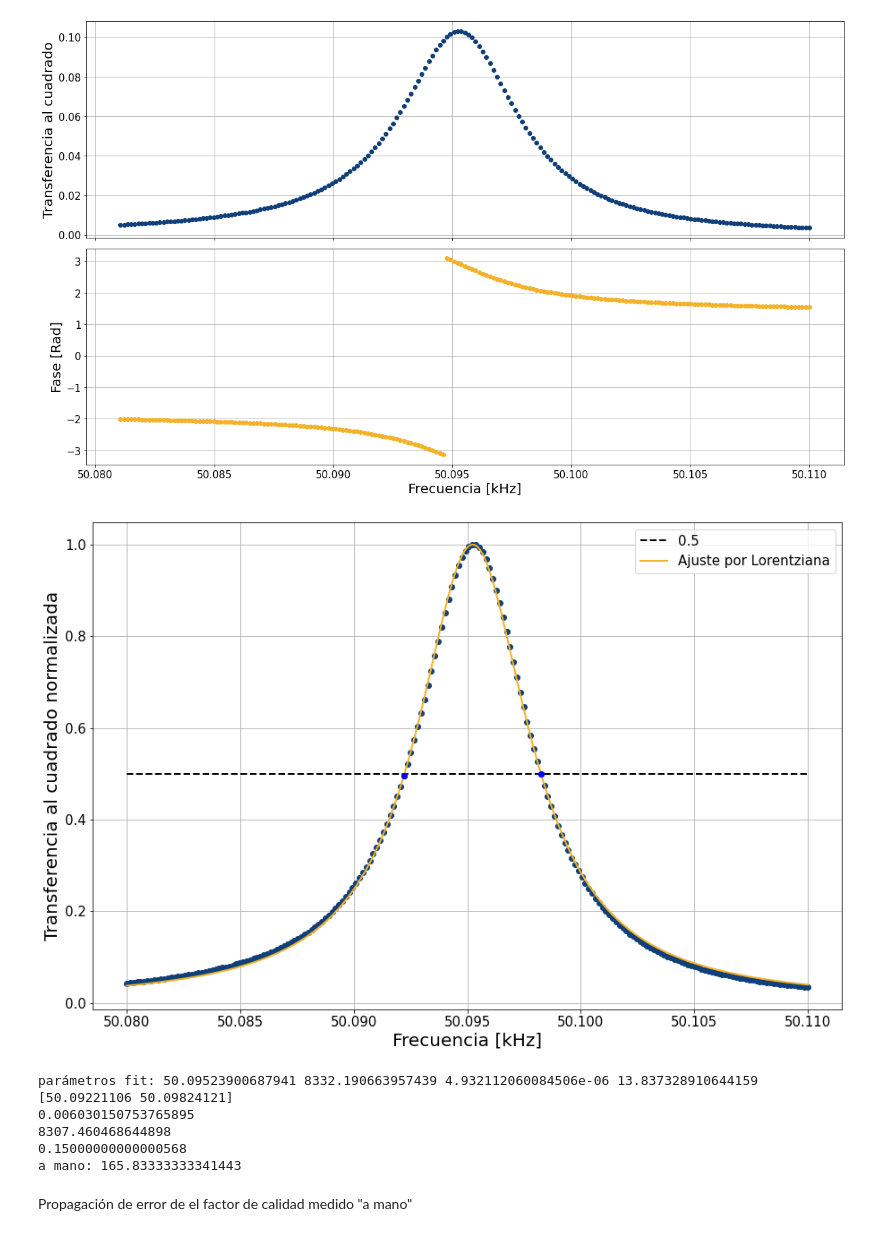
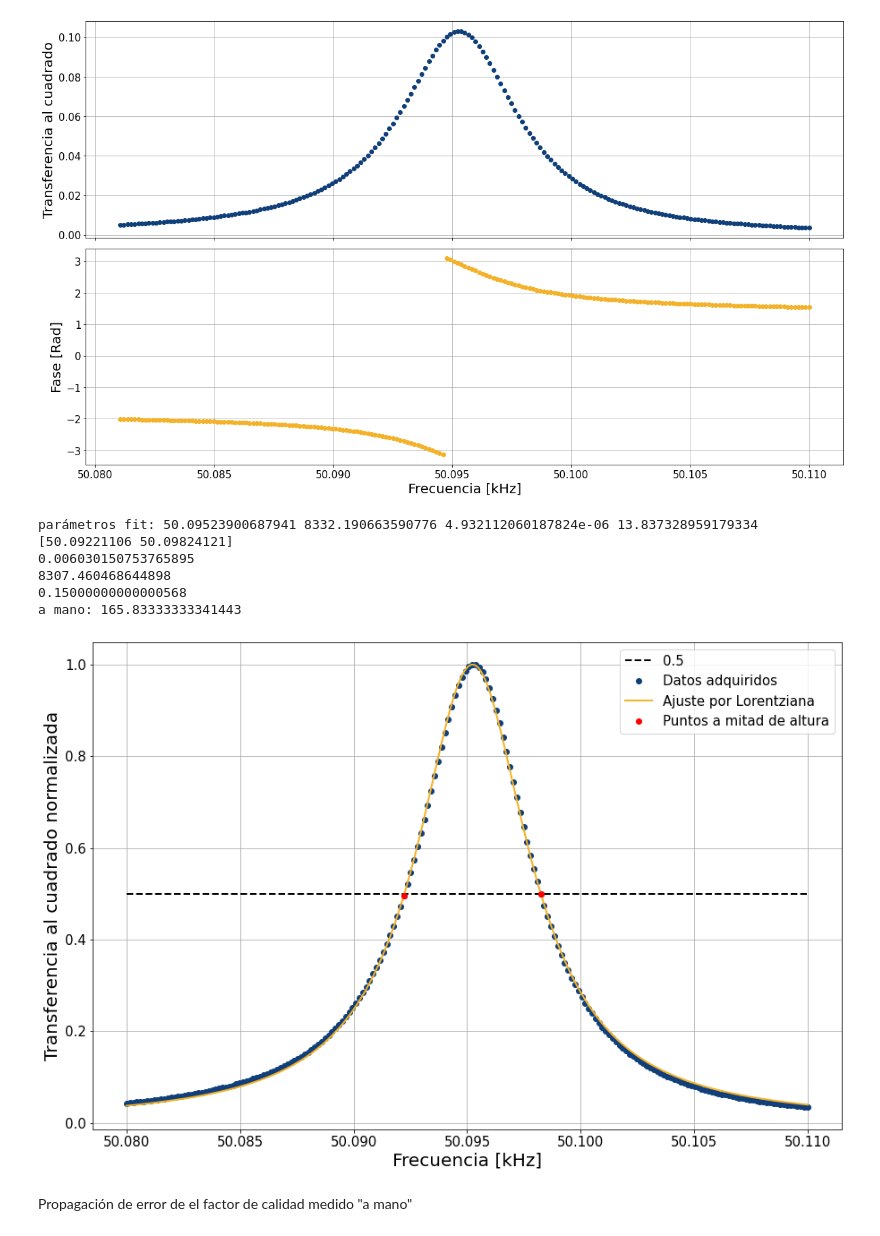
Before and after one commit to tdinapoli/labo-4, a Jupyter notebook: actividad_6/figuras.ipynb, the cells around one changed output. Drawn from its saved outputs; the diff is of its cells as text; code cells hidden in the pictures.

```diff
--- a/actividad_6/figuras.ipynb
+++ b/actividad_6/figuras.ipynb
@@ -171,45 +171,46 @@ x0 = frecs[x0_index][0]
 
 (x0_fit, q_fit), pcov = curve_fit(lorenziana, frecs, rs2, p0 = [x0, 10000])
 perr = np.sqrt(np.diag(pcov))
 
 frecs_fit = np.linspace(50.080, 50.110, 500)
 
 fit_lorentz = lorenziana(frecs_fit, x0_fit, q_fit)
 
 
 fig, ax = plt.subplots(1, figsize=(15,10))
 
 ax.plot([50.08, 50.110], [max(rs2)/2, max(rs2)/2], linestyle="dashed", linewidth=2, c="k", label="0.5")
-ax.plot(frecs, rs2, 'o', c="#103f79")
+ax.plot(frecs, rs2, 'o', c="#103f79", label ='Datos adquiridos')
 ax.plot(frecs_fit, fit_lorentz, c="#f3b229", linewidth=2, label="Ajuste por Lorentziana")
 ax.set_xlabel("Frecuencia [kHz]", fontsize=20)
 ax.set_ylabel("Transferencia al cuadrado normalizada", fontsize=20)
 ax.tick_params(labelsize=15)
 ax.grid()
 
+
+
+ax.plot(frecs[abs(rs2 -0.5) <= 0.01], rs2[abs(rs2 -0.5) <= 0.01], 'or', label = 'Puntos a mitad de altura')
 ax.legend(fontsize=15)
 
-
-ax.plot(frecs[abs(rs2 -0.5) <= 0.01], rs2[abs(rs2 -0.5) <= 0.01], 'ob')
-plt.show()
-
+#plt.show()
+plt.savefig('lorenziana.pdf')
 print("parámetros fit:",x0_fit, q_fit, perr[0],perr[1])
 p1 = max(frecs[abs(rs2 - 0.5) <= 0.01])
 p2 = min(frecs[abs(rs2 -0.5) <= 0.01])
 Q_amano = 1 / (max(frecs[abs(rs2 -0.5) <= 0.01]) - min(frecs[abs(rs2 -0.5) <= 0.01]))
 print(frecs[abs(rs2 -0.5) <= 0.01])
 print(p1 - p2)
 print(x0_fit/(p1-p2))
 print(1000*(max(frecs)-min(frecs))/len(frecs))
 print("a mano:", Q_amano)
 # %% [output]
+parámetros fit: 50.09523900687941 8332.190663590776 4.932112060187824e-06 13.837328959179334
+[50.09221106 50.09824121]
+0.006030150753765895
+8307.460468644898
+0.15000000000000568
+a mano: 165.83333333341443
-[figure, old version]
+[figure, new version]
-parámetros fit: 50.09523900687941 8332.190663957439 4.932112060084506e-06 13.837328910644159
-[50.09221106 50.09824121]
-0.006030150753765895
-8307.460468644898
-0.15000000000000568
-a mano: 165.83333333341443
 # %% [markdown]
 Propagación de error de el factor de calidad medido "a mano"
 # %% [markdown]
```
Also changed, not shown: 1 other file.
